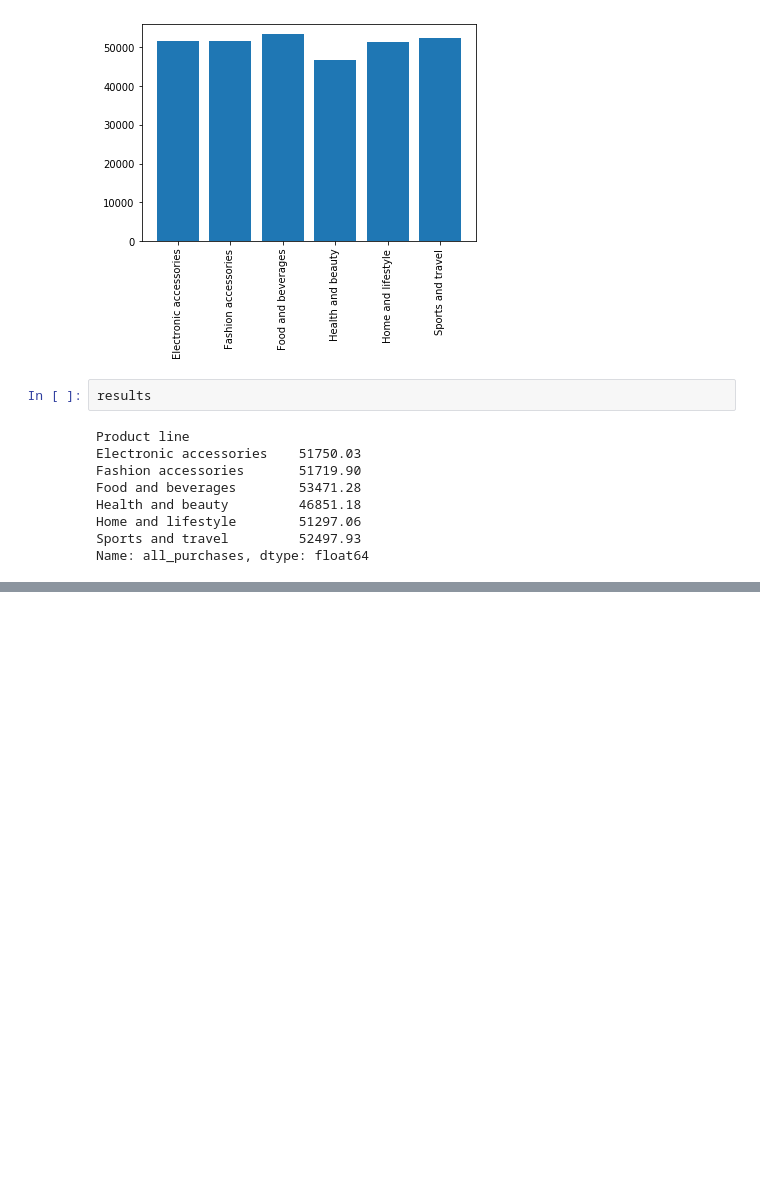
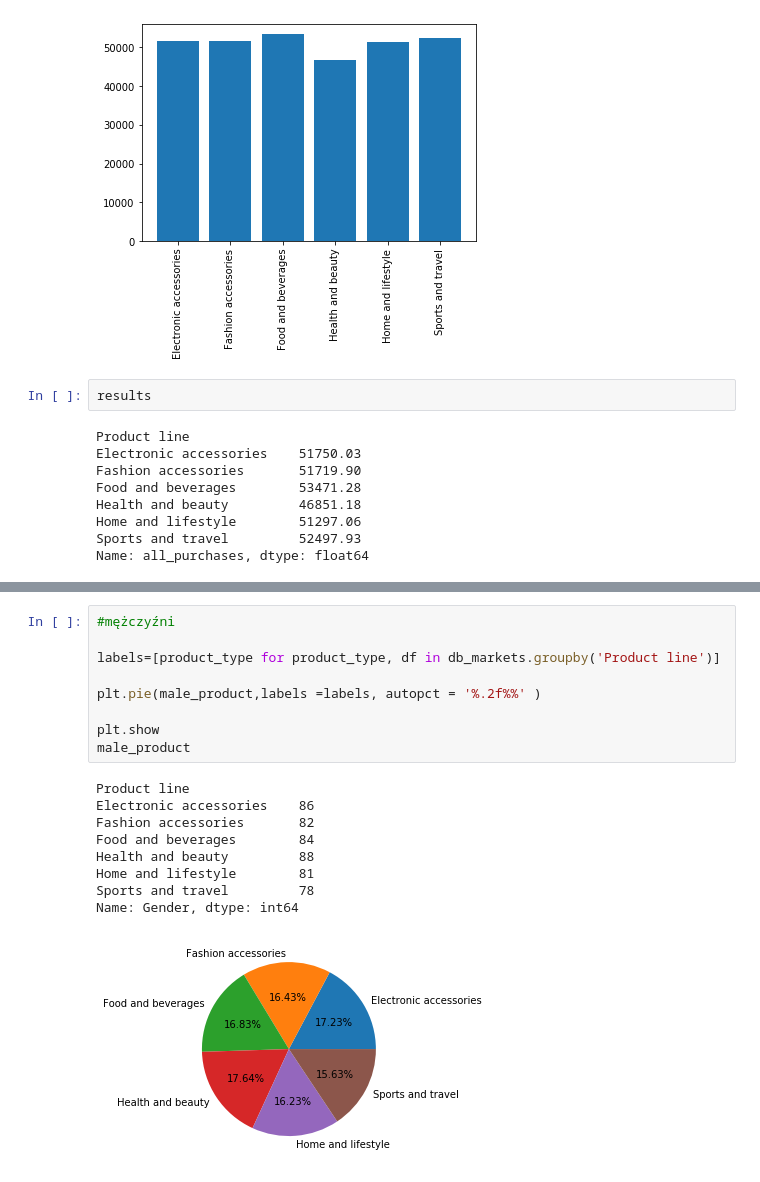
Before and after one commit to Patmik/CV, a Jupyter notebook: supermarket/markety.ipynb, the cells around one changed output, grey strips where cells are left out. Drawn from its saved outputs; the diff is of its cells as text; blank space fills up the shorter version.

```diff
--- a/supermarket/markety.ipynb
+++ b/supermarket/markety.ipynb
@@ -95,0 +156,19 @@ Name: all_purchases, dtype: float64
+# %%
+#mężczyźni
+
+labels=[product_type for product_type, df in db_markets.groupby('Product line')]
+
+plt.pie(male_product,labels =labels, autopct = '%.2f%%' )
+
+plt.show
+male_product
+# %% [output]
+Product line
+Electronic accessories    86
+Fashion accessories       82
+Food and beverages        84
+Health and beauty         88
+Home and lifestyle        81
+Sports and travel         78
+Name: Gender, dtype: int64
+[figure, added]
```
Also changed, not shown: parts of 9 cells of this notebook.
